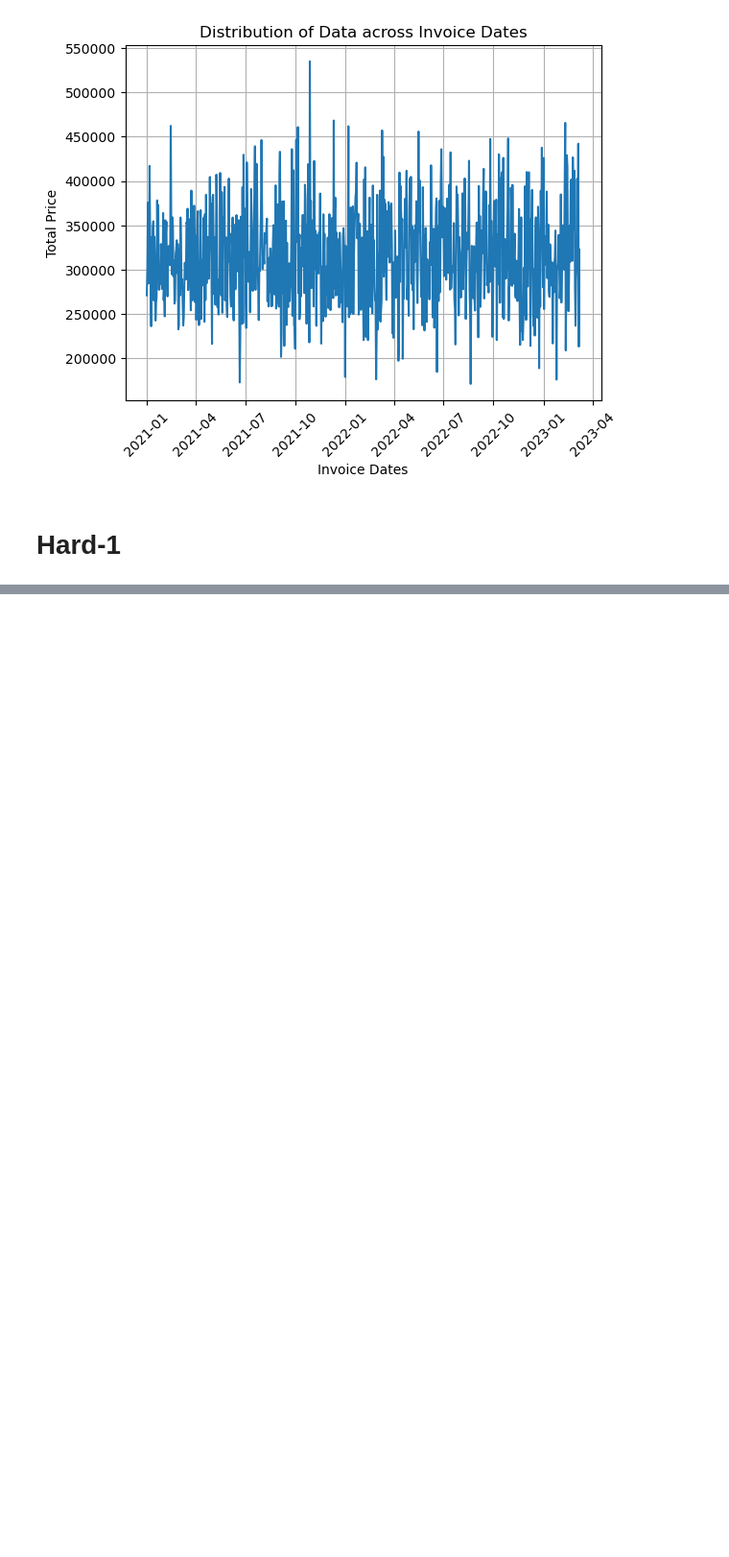
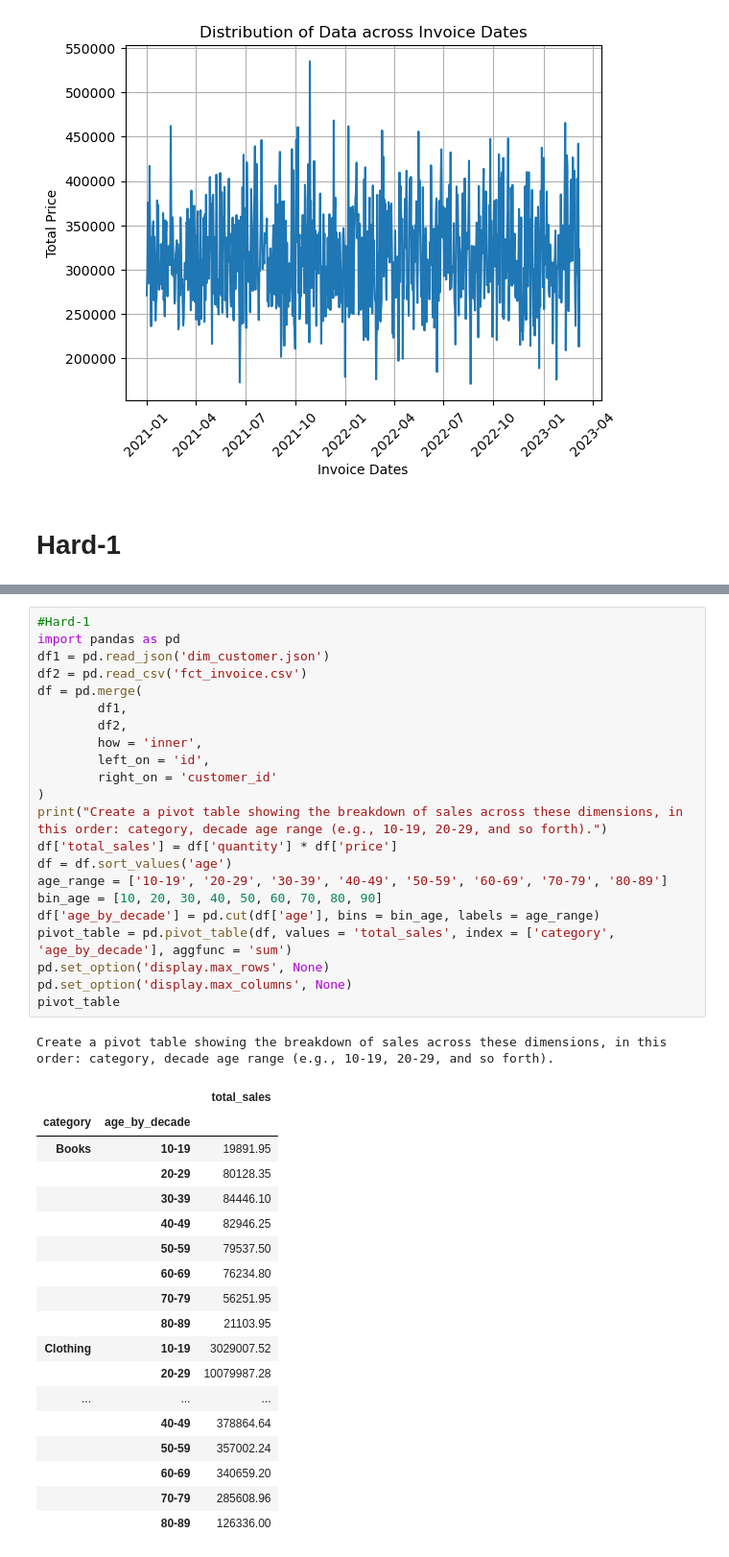
Before and after one commit to mikhavelez0124/ITMikha, a Jupyter notebook: sales-data.ipynb, the cells around one changed output, grey strips where cells are left out. Shown: that part at 96% size. Cells and saved outputs as stored; diff of their text form; blank space fills up the shorter version.

Commit message:
pandas assign 3

```diff
--- a/sales-data.ipynb
+++ b/sales-data.ipynb
@@ -139,3 +139,45 @@ Create a pivot table showing the breakdown of sales across these dimensions, in
 | Souvenir | 20128.68 | 53570.91 | 63705.63 | 65007.66 | 57594.30 | 51482.97 | 38439.21 | 20234.25 |
 | Technology | 1772400.00 | 5049450.00 | 6231750.00 | 5840100.00 | 4662000.00 | 5218500.00 | 3773700.00 | 1449000.00 |
 | Toys | 98273.28 | 380011.52 | 426460.16 | 378864.64 | 357002.24 | 340659.20 | 285608.96 | 126336.00 |
+# %%
+#Hard-1
+import pandas as pd
+df1 = pd.read_json('dim_customer.json')
+df2 = pd.read_csv('fct_invoice.csv')
+df = pd.merge(
+        df1,
+        df2,
+        how = 'inner',
+        left_on = 'id',
+        right_on = 'customer_id'
+)
+print("Create a pivot table showing the breakdown of sales across these dimensions, in this order: category, decade age range (e.g., 10-19, 20-29, and so forth).")
+df['total_sales'] = df['quantity'] * df['price']
+df = df.sort_values('age')
+age_range = ['10-19', '20-29', '30-39', '40-49', '50-59', '60-69', '70-79', '80-89']
+bin_age = [10, 20, 30, 40, 50, 60, 70, 80, 90]
+df['age_by_decade'] = pd.cut(df['age'], bins = bin_age, labels = age_range)
+pivot_table = pd.pivot_table(df, values = 'total_sales', index = ['category', 'age_by_decade'], aggfunc = 'sum')
+pd.set_option('display.max_rows', None)
+pd.set_option('display.max_columns', None)
+pivot_table
+# %% [output]
+Create a pivot table showing the breakdown of sales across these dimensions, in this order: category, decade age range (e.g., 10-19, 20-29, and so forth).
+|  |  | total_sales |
+| category | age_by_decade |  |
+| Books | 10-19 | 19891.95 |
+|  | 20-29 | 80128.35 |
+|  | 30-39 | 84446.10 |
+|  | 40-49 | 82946.25 |
+|  | 50-59 | 79537.50 |
+|  | 60-69 | 76234.80 |
+|  | 70-79 | 56251.95 |
+|  | 80-89 | 21103.95 |
+| Clothing | 10-19 | 3029007.52 |
+|  | 20-29 | 10079987.28 |
+| ... | ... | ... |
+|  | 40-49 | 378864.64 |
+|  | 50-59 | 357002.24 |
+|  | 60-69 | 340659.20 |
+|  | 70-79 | 285608.96 |
+|  | 80-89 | 126336.00 |
```
